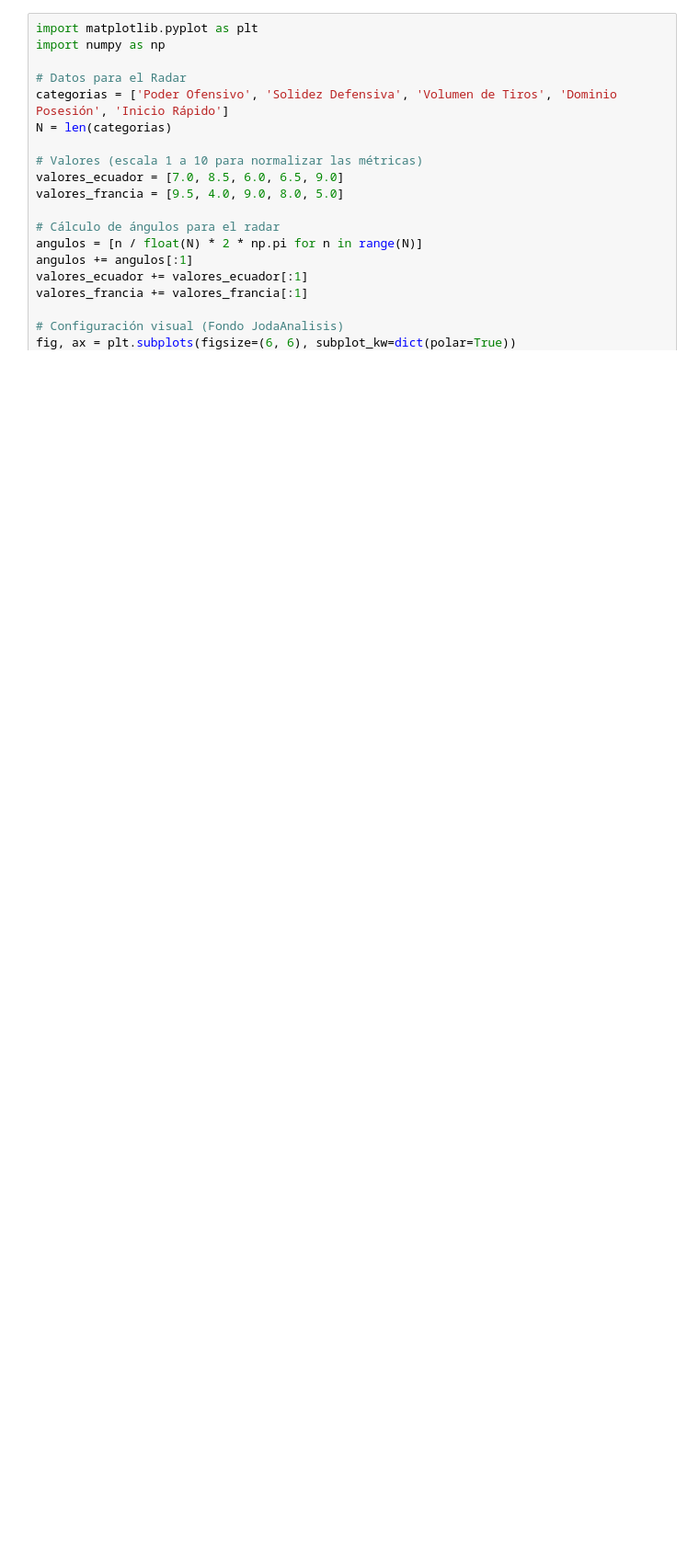
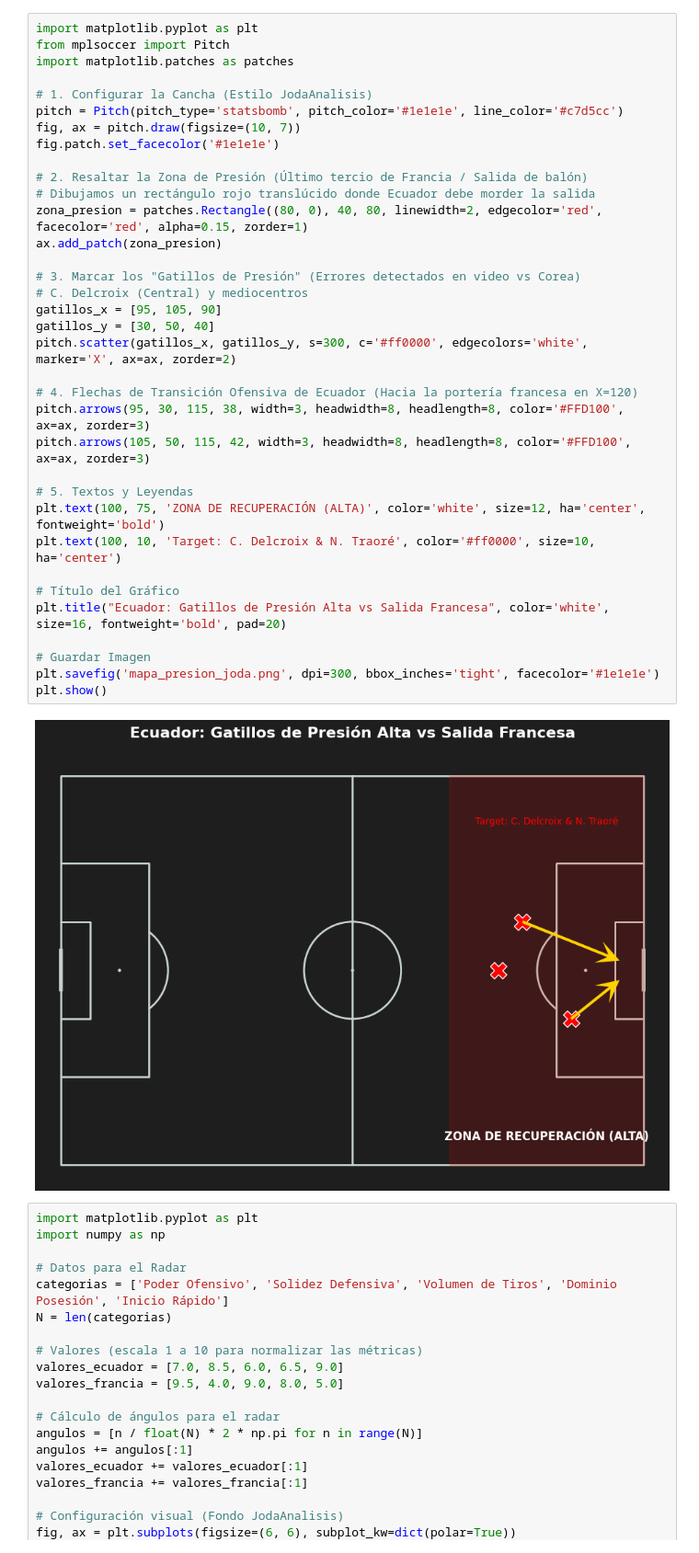
Before and after one commit to JoDa382/Opposition_Scouting_WWC_U20, a Jupyter notebook: mapa_presion_joda_png.ipynb, the cells around one changed output. Shown at 92% size. Cells and saved outputs as stored; diff of their text form; blank space fills up the shorter version.

```diff
--- a/mapa_presion_joda_png.ipynb
+++ b/mapa_presion_joda_png.ipynb
@@ -20,6 +20,43 @@ Requirement already satisfied: six>=1.5 in /usr/local/lib/python3.13/dist-packag
 Downloading mplsoccer-1.8.0-py3-none-any.whl (108 kB)
 Installing collected packages: mplsoccer
 Successfully installed mplsoccer-1.8.0
+# %%
+import matplotlib.pyplot as plt
+from mplsoccer import Pitch
+import matplotlib.patches as patches
+
+# 1. Configurar la Cancha (Estilo JodaAnalisis)
+pitch = Pitch(pitch_type='statsbomb', pitch_color='#1e1e1e', line_color='#c7d5cc')
+fig, ax = pitch.draw(figsize=(10, 7))
+fig.patch.set_facecolor('#1e1e1e')
+
+# 2. Resaltar la Zona de Presión (Último tercio de Francia / Salida de balón)
+# Dibujamos un rectángulo rojo translúcido donde Ecuador debe morder la salida
+zona_presion = patches.Rectangle((80, 0), 40, 80, linewidth=2, edgecolor='red', facecolor='red', alpha=0.15, zorder=1)
+ax.add_patch(zona_presion)
+
+# 3. Marcar los "Gatillos de Presión" (Errores detectados en video vs Corea)
+# C. Delcroix (Central) y mediocentros
+gatillos_x = [95, 105, 90]
+gatillos_y = [30, 50, 40]
+pitch.scatter(gatillos_x, gatillos_y, s=300, c='#ff0000', edgecolors='white', marker='X', ax=ax, zorder=2)
+
+# 4. Flechas de Transición Ofensiva de Ecuador (Hacia la portería francesa en X=120)
+pitch.arrows(95, 30, 115, 38, width=3, headwidth=8, headlength=8, color='#FFD100', ax=ax, zorder=3)
+pitch.arrows(105, 50, 115, 42, width=3, headwidth=8, headlength=8, color='#FFD100', ax=ax, zorder=3)
+
+# 5. Textos y Leyendas
+plt.text(100, 75, 'ZONA DE RECUPERACIÓN (ALTA)', color='white', size=12, ha='center', fontweight='bold')
+plt.text(100, 10, 'Target: C. Delcroix & N. Traoré', color='#ff0000', size=10, ha='center')
+
+# Título del Gráfico
+plt.title("Ecuador: Gatillos de Presión Alta vs Salida Francesa", color='white', size=16, fontweight='bold', pad=20)
+
+# Guardar Imagen
+plt.savefig('mapa_presion_joda.png', dpi=300, bbox_inches='tight', facecolor='#1e1e1e')
+plt.show()
+# %% [output]
+[figure, added]
 # %%
 import matplotlib.pyplot as plt
 import numpy as np
```
